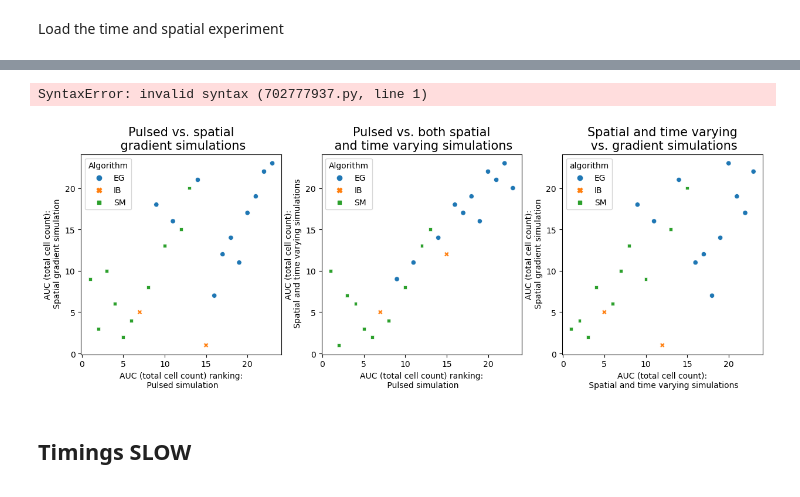
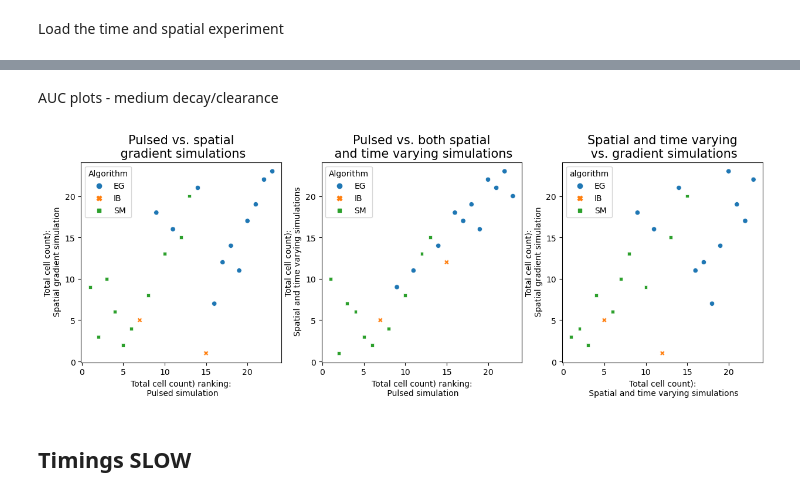
Before and after one commit to johnmetzcar/PhysiLab, a Jupyter notebook: scripts/comparing_across_experiments.ipynb, the cells around one changed output, grey strips where cells are left out. Drawn from its saved outputs; the diff is of its cells as text; code cells hidden in the pictures.

```diff
--- a/scripts/comparing_across_experiments.ipynb
+++ b/scripts/comparing_across_experiments.ipynb
@@ -68,40 +68,38 @@ time_slow_clearance_df.sort_values(by='cell_count_rank', ascending=False).head(2
 | 22 | SM_pro_TBETpro_Ceramidepro_ERK_3 | TBET=1, Ceramide=1, ERK=1 | SM | 3 | 3.493092e+09 | 384.0 | 3.0 | ... |
 | 21 | SM_pro_Ceramidepro_RAS_3 | Ceramide=1, RAS=1 | SM | 3 | 3.485179e+09 | 396.0 | 2.0 | ... |
 | 20 | SM_pro_Ceramidepro_PI3Kpro_MEK_3 | Ceramide=1, PI3K=1, MEK=1 | SM | 3 | 3.479082e+09 | 360.0 | 1.0 | ... |
-# %%
-AUC plots - medium decay/clearance
-# %% [output]
-SyntaxError: invalid syntax (702777937.py, line 1)
+# %% [markdown]
+AUC plots - medium decay/clearance
 # %%
 fig, ax = plt.subplots(1, 3, figsize=(15, 5))
 #0
 sns.scatterplot(x=time_medium_decay_df['cell_count_rank'], y=space_cell_measure_ranking_df['cell_count_rank'], ax=ax[0],
                 style=time_medium_clearance_df['algorithm'], hue=time_medium_clearance_df['algorithm'])
 ax[0].set_title('Pulsed vs. spatial\n gradient simulations', fontsize=15)
-ax[0].set_xlabel('AUC (total cell count) ranking:\n Pulsed simulation')
-ax[0].set_ylabel('AUC (total cell count):\n Spatial gradient simulation')
+ax[0].set_xlabel('Total cell count) ranking:\n Pulsed simulation')
+ax[0].set_ylabel('Total cell count):\n Spatial gradient simulation')
 sns.move_legend(ax[0], "upper left", title="Algorithm") # this is setting the location also!!! Be aware!!
 ax[0].set_aspect('equal')
 
 #1
 sns.scatterplot(x=time_medium_decay_df['cell_count_rank'], y=time_medium_clearance_df['cell_count_rank'], ax=ax[1],
                 style=time_medium_clearance_df['algorithm'], hue=time_medium_clearance_df['algorithm'])
 ax[1].set_title('Pulsed vs. both spatial\n and time varying simulations', fontsize=15)
-ax[1].set_xlabel('AUC (total cell count) ranking:\n Pulsed simulation')
-ax[1].set_ylabel('AUC (total cell count):\n Spatial and time varying simulations')
+ax[1].set_xlabel('Total cell count) ranking:\n Pulsed simulation')
+ax[1].set_ylabel('Total cell count):\n Spatial and time varying simulations')
 sns.move_legend(ax[1], "upper left", title="Algorithm")
 ax[1].set_aspect('equal')
 
 #2
 sns.scatterplot(time_medium_clearance_df['cell_count_rank'], space_cell_measure_ranking_df['cell_count_rank'], ax=ax[2],
               style=time_medium_clearance_df['algorithm'], hue=time_medium_clearance_df['algorithm'])
 ax[2].set_title('Spatial and time varying\n vs. gradient simulations', fontsize=15)
-ax[2].set_xlabel('AUC (total cell count):\n Spatial and time varying simulations')
-ax[2].set_ylabel('AUC (total cell count):\n Spatial gradient simulation')
+ax[2].set_xlabel('Total cell count):\n Spatial and time varying simulations')
+ax[2].set_ylabel('Total cell count):\n Spatial gradient simulation')
 sns.move_legend(ax[1], "upper left", title="Algorithm")
 ax[2].set_aspect('equal')
 plt.savefig('../figures/medium_cell_count_rank_comparison.png')
 # %% [output]
-[figure, old version]
+[figure, new version]
 # %% [markdown]
 ## Timings SLOW
```
Also changed, not shown: parts of 7 cells of this notebook.
